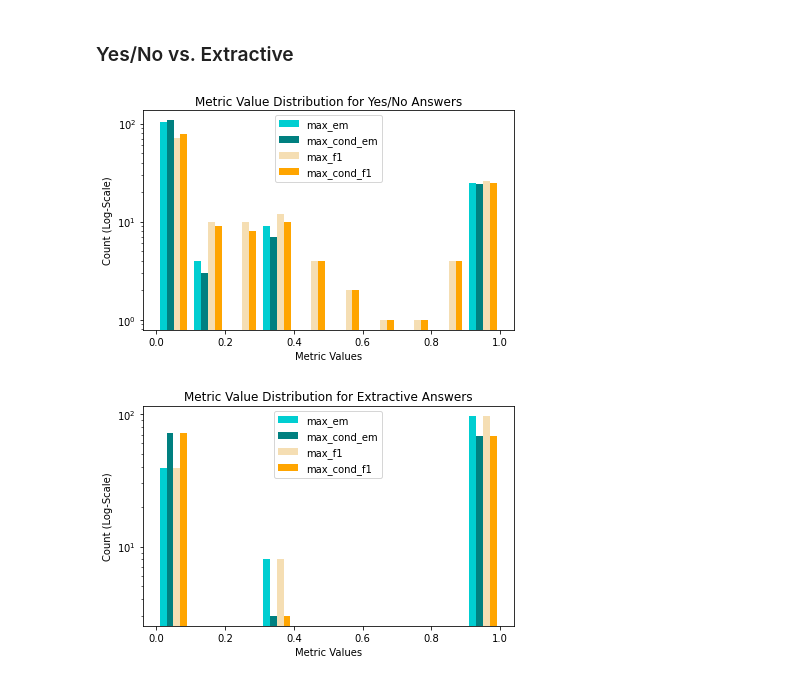
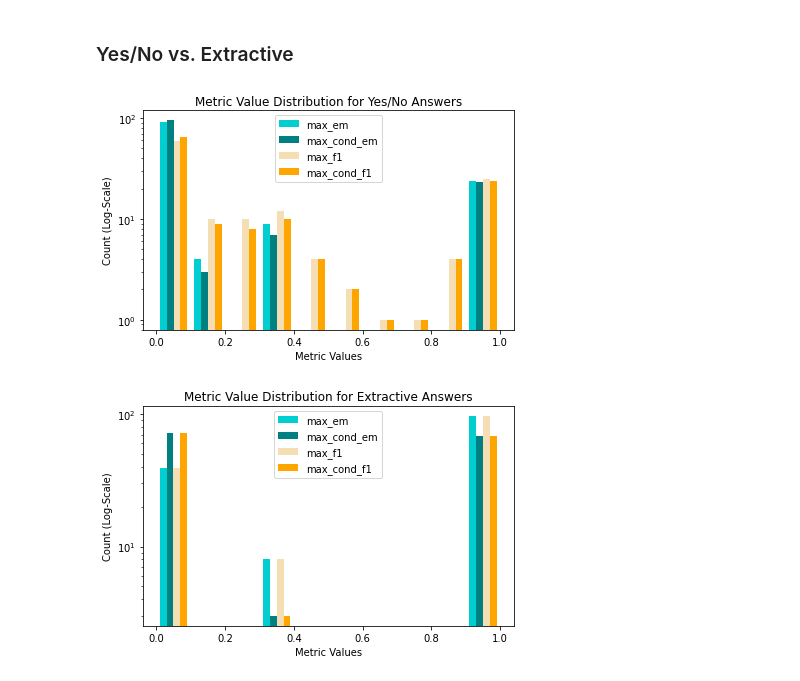
Before and after one commit to qjiang002/11711-Project-QA, a Jupyter notebook: Analysis/error-analysis.ipynb, the cells around one changed output. Cells and saved outputs as stored; diff of their text form; code cells hidden in the pictures.

```diff
--- a/Analysis/error-analysis.ipynb
+++ b/Analysis/error-analysis.ipynb
@@ -149,17 +166,17 @@ plt.savefig(f"{root_dir}/notans_metrics.png", dpi=128)
 # %%
 plt.figure()
 METRICS = [f"max_{v}{u}" for u in ('em', 'f1') for v in ('', 'cond_')]
-xs = [dfcb[dfcb['not_yesno']][m] for m in METRICS]
+xs = [answerables[answerables['not_yesno']][m] for m in METRICS]
 plt.hist(xs, color=['darkturquoise', 'teal', 'wheat', 'orange'])
 plt.legend(METRICS)
 plt.title("Metric Value Distribution for Yes/No Answers")
 plt.ylabel('Count (Log-Scale)')
 plt.yscale('log')
 plt.xlabel('Metric Values')
 plt.tight_layout()
 plt.savefig(f"{root_dir}/yesno_metrics.png", dpi=128)
 # %% [output]
-[figure, old version]
+[figure, new version]
 # %%
 plt.figure()
 METRICS = [f"max_{v}{u}" for u in ('em', 'f1') for v in ('', 'cond_')]
```
Also changed, not shown: parts of 6 cells of this notebook, 4 other files.
